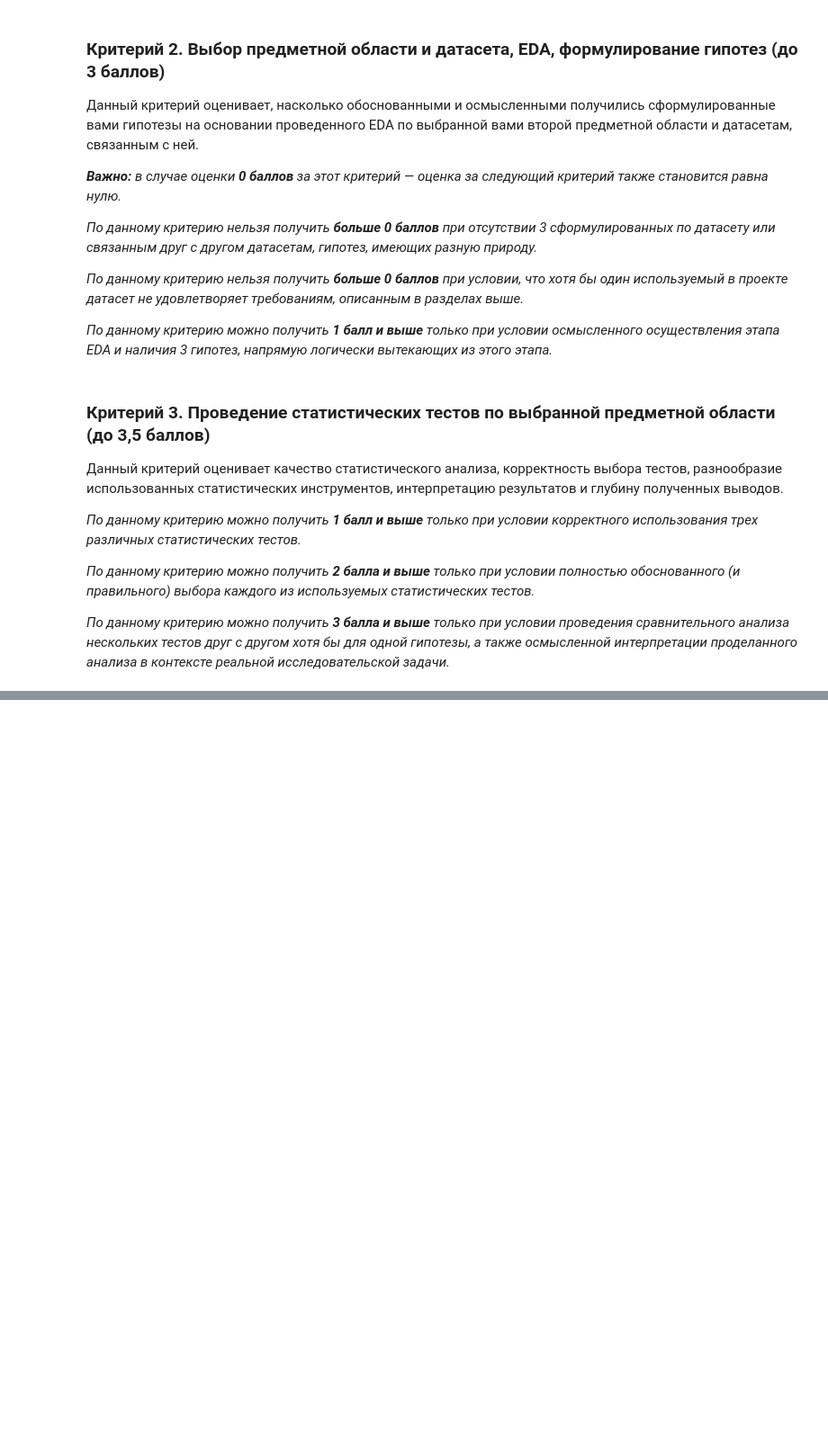
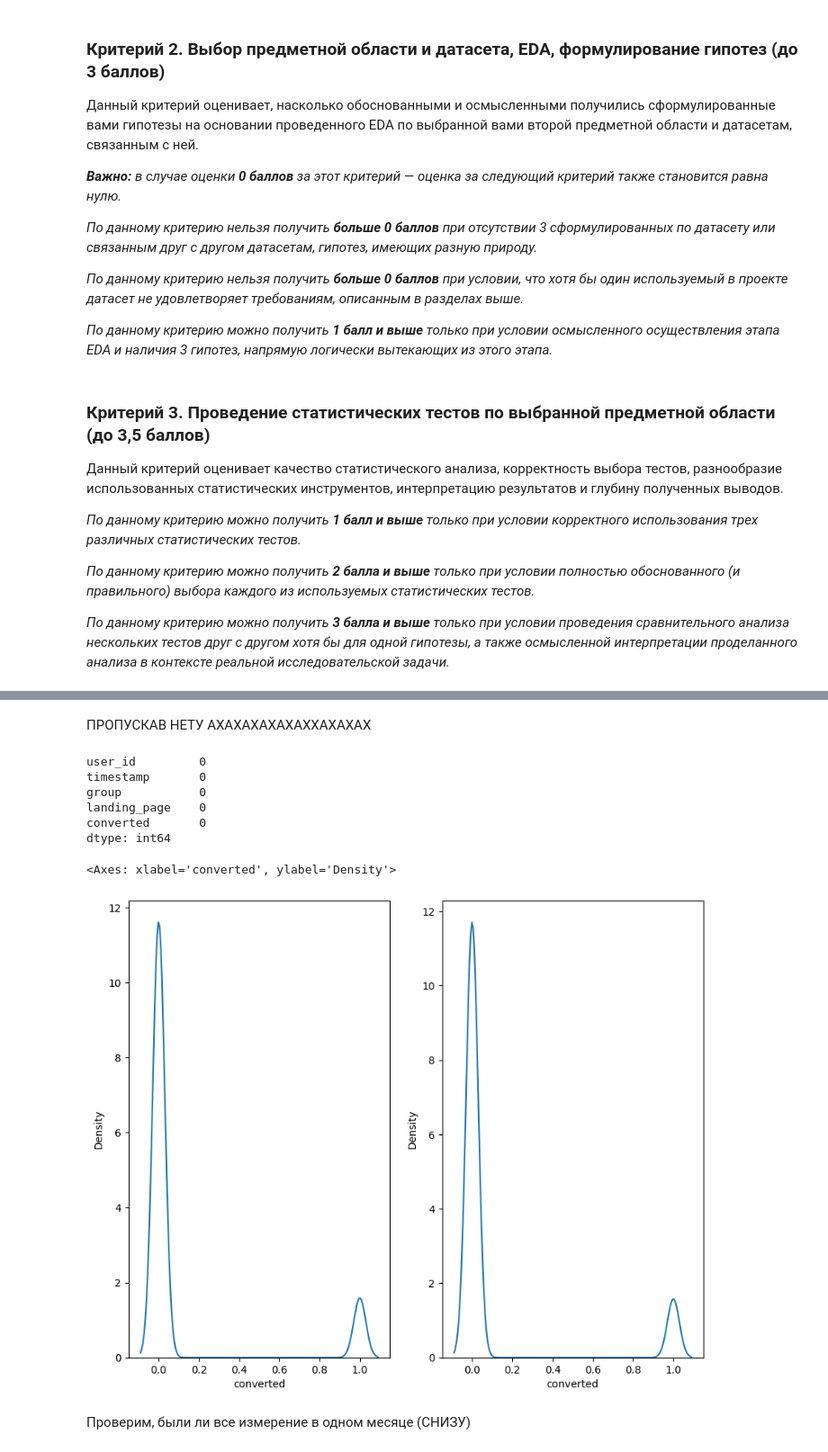
Before and after one commit to krutoichelik/gp3, a Jupyter notebook: GP 3 - Statistics.ipynb, the cells around one changed output, grey strips where cells are left out. Shown at 90% size. Cells and saved outputs as stored; diff of their text form; code cells hidden in the pictures; blank space fills up the shorter version.

```diff
--- a/GP 3 - Statistics.ipynb
+++ b/GP 3 - Statistics.ipynb
@@ -157,0 +260,10 @@ https://docs.google.com/spreadsheets/d/1PQGLfAno-ixcVf1CjrHaNXlyjllm3UXMvM1sOtRd
+# %%
+mask = (df["group"] == "treatment") & (df["landing_page"] == "old_page")
+mask2 = (df["group"] == "control") & (df["landing_page"] == "new_page")
+idx_to_drop = df[mask].index
+
+df = df.drop(idx_to_drop)
+idx_to_drop = df[mask2].index
+
+df = df.drop(idx_to_drop)
+df
@@ -157,0 +314,24 @@ https://docs.google.com/spreadsheets/d/1PQGLfAno-ixcVf1CjrHaNXlyjllm3UXMvM1sOtRd
+# %% [markdown]
+ПРОПУСКАВ НЕТУ АХАХАХАХАХАХХАХАХАХ
+# %%
+df.isna().sum()
+# %% [output]
+user_id         0
+timestamp       0
+group           0
+landing_page    0
+converted       0
+dtype: int64
+# %%
+gra = df[df["group"] == "control"]
+grb = df[df["group"] == "treatment"]
+# %%
+fig, axes = plt.subplots(1, 2, figsize=(10, 8))
+
+sns.kdeplot(x=gra["converted"], ax=axes[0])
+sns.kdeplot(x=grb["converted"], ax=axes[1])
+# %% [output]
+<Axes: xlabel='converted', ylabel='Density'>
+[figure, added]
+# %% [markdown]
+Проверим, были ли все измерение в одном месяце (СНИЗУ)
```
Also changed, not shown: parts of 20 cells of this notebook.
